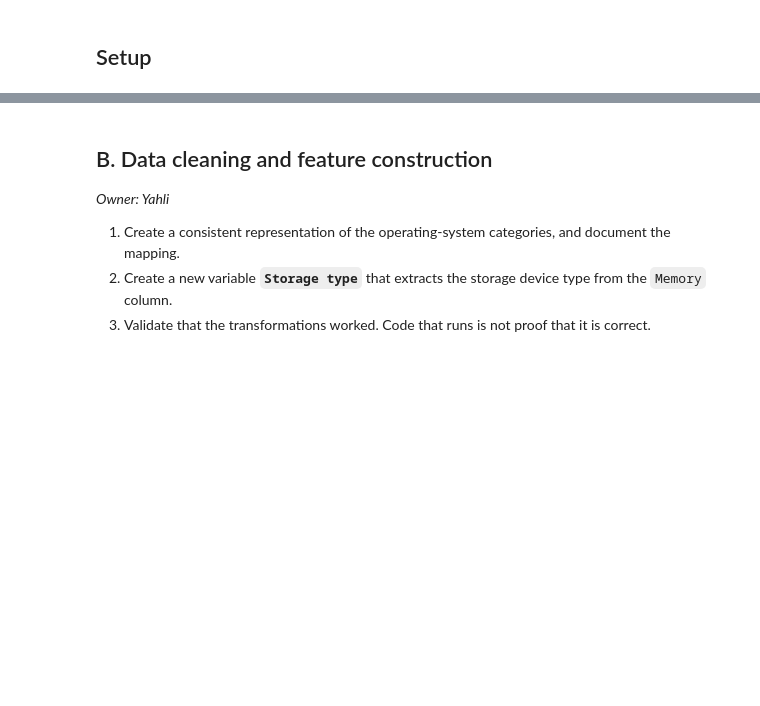
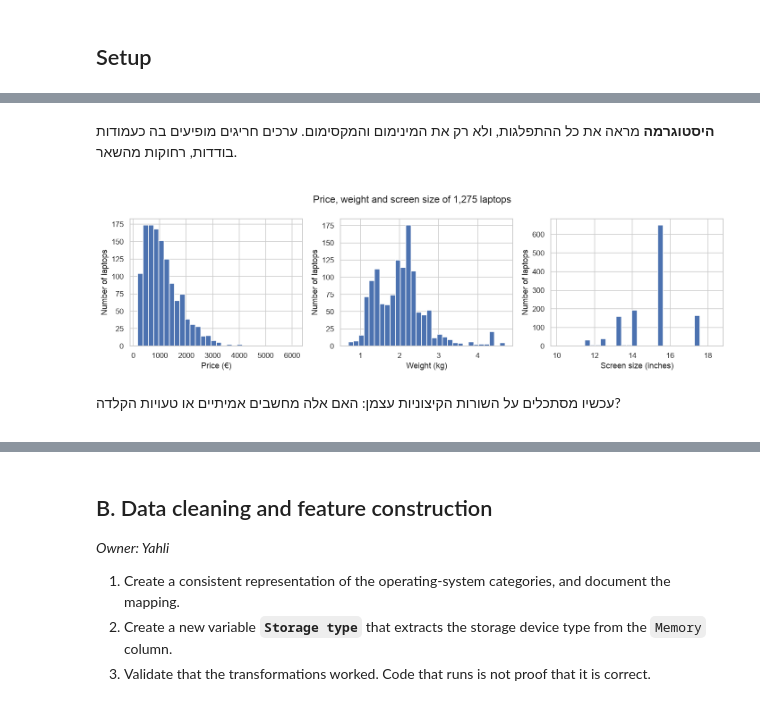
Before and after one commit to yonipick-subair/MiniProject_1, a Jupyter notebook: Q2_laptop_analysis.ipynb, the cells around one changed output, grey strips where cells are left out. Saved outputs shown, nothing was run; the diff lists cells and outputs as text; code cells hidden in the pictures; blank space fills up the shorter version.

```diff
--- a/Q2_laptop_analysis.ipynb
+++ b/Q2_laptop_analysis.ipynb
@@ -65,0 +231,29 @@ Before analyzing, we investigate structure and quality:
+# %% [markdown]
+<div dir="rtl">
+
+**היסטוגרמה** מראה את כל ההתפלגות, ולא רק את המינימום והמקסימום. ערכים חריגים מופיעים בה כעמודות בודדות, רחוקות מהשאר.
+
+</div>
+# %%
+# Distributions of the three columns the work plan asks us to check
+columns_to_plot = [("Price (Euro)", "Price (€)"),
+                   ("Weight (kg)", "Weight (kg)"),
+                   ("Inches", "Screen size (inches)")]
+
+fig, axes = plt.subplots(1, 3, figsize=(13, 3.8))
+for ax, (col, label) in zip(axes, columns_to_plot):
+    ax.hist(df[col], bins=30, edgecolor="white")
+    ax.set_xlabel(label)
+    ax.set_ylabel("Number of laptops")
+fig.suptitle("Price, weight and screen size of 1,275 laptops")
+fig.tight_layout()
+save_fig(fig, "numeric_distributions")
+plt.show()
+# %% [output]
+[figure, added]
+# %% [markdown]
+<div dir="rtl">
+
+עכשיו מסתכלים על השורות הקיצוניות עצמן: האם אלה מחשבים אמיתיים או טעויות הקלדה?
+
+</div>
```
Also changed, not shown: parts of 60 cells of this notebook, 1 other file.
